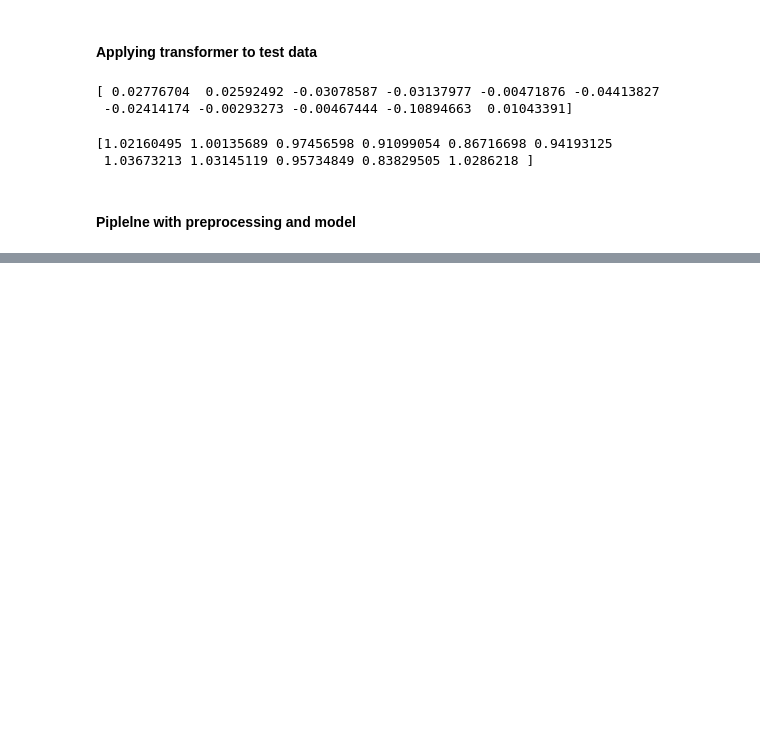
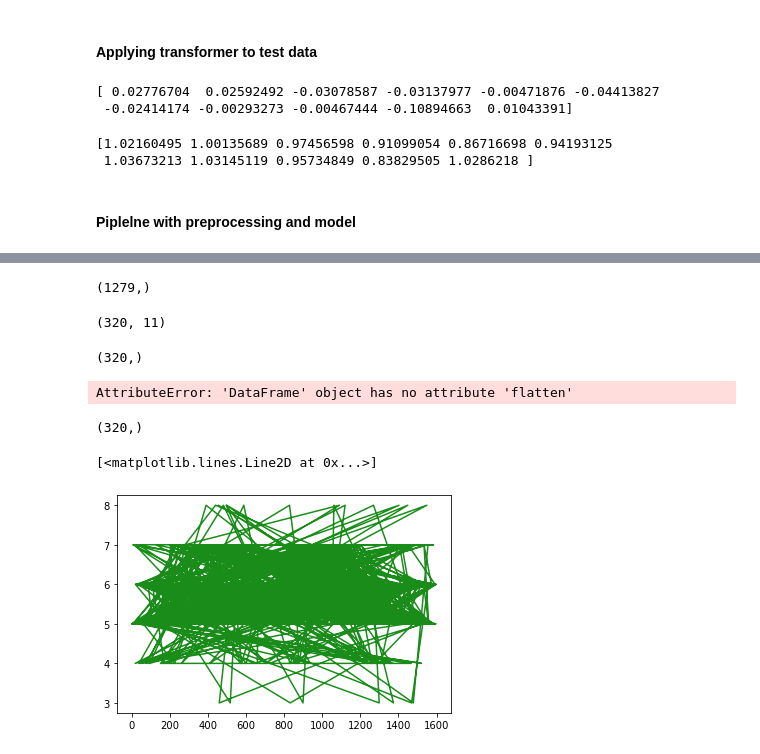
Before and after one commit to PJFinnerty/Machine-Learning-and-Statistics, a Jupyter notebook: Research.ipynb, the cells around one changed output, grey strips where cells are left out. Drawn from its saved outputs; the diff is of its cells as text; code cells hidden in the pictures; blank space fills up the shorter version.

```diff
--- a/Research.ipynb
+++ b/Research.ipynb
@@ -460,0 +509,3 @@ pipeline = make_pipeline(preprocessing.StandardScaler(),
+# %%
+hyperparameters = { 'randomforestregressor__max_features' : ['auto', 'sqrt', 'log2'],
+                  'randomforestregressor__max_depth': [None, 5, 3, 1]}
@@ -460,0 +516,5 @@ pipeline = make_pipeline(preprocessing.StandardScaler(),
+# %%
+clf = GridSearchCV(pipeline, hyperparameters, cv=10)
+
+# Fit and tune model
+clf.fit(X_train, y_train)
@@ -460,0 +565,25 @@ pipeline = make_pipeline(preprocessing.StandardScaler(),
+# %%
+y_train.shape
+# %% [output]
+(1279,)
+# %%
+X_test.shape
+# %% [output]
+(320, 11)
+# %%
+y_test.shape
+# %% [output]
+(320,)
+# %%
+X_train.flatten()
+# %% [output]
+AttributeError: 'DataFrame' object has no attribute 'flatten'
+# %%
+y_pred.shape
+# %% [output]
+(320,)
+# %%
+plt.plot(y_train, color='g', label="Training Data", alpha=0.9)
+# %% [output]
+[<matplotlib.lines.Line2D at 0x...>]
+[figure, added]
```
Also changed, not shown: parts of 105 cells of this notebook, 1 other file.
